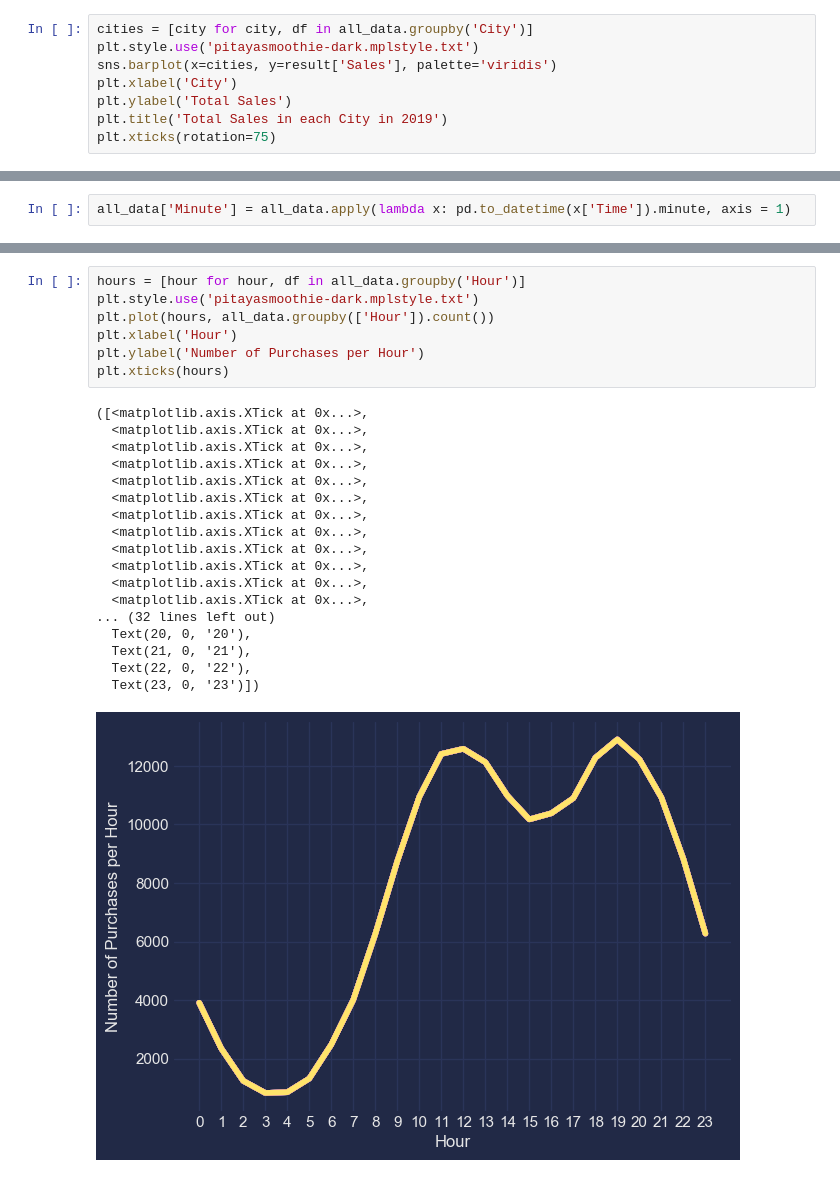
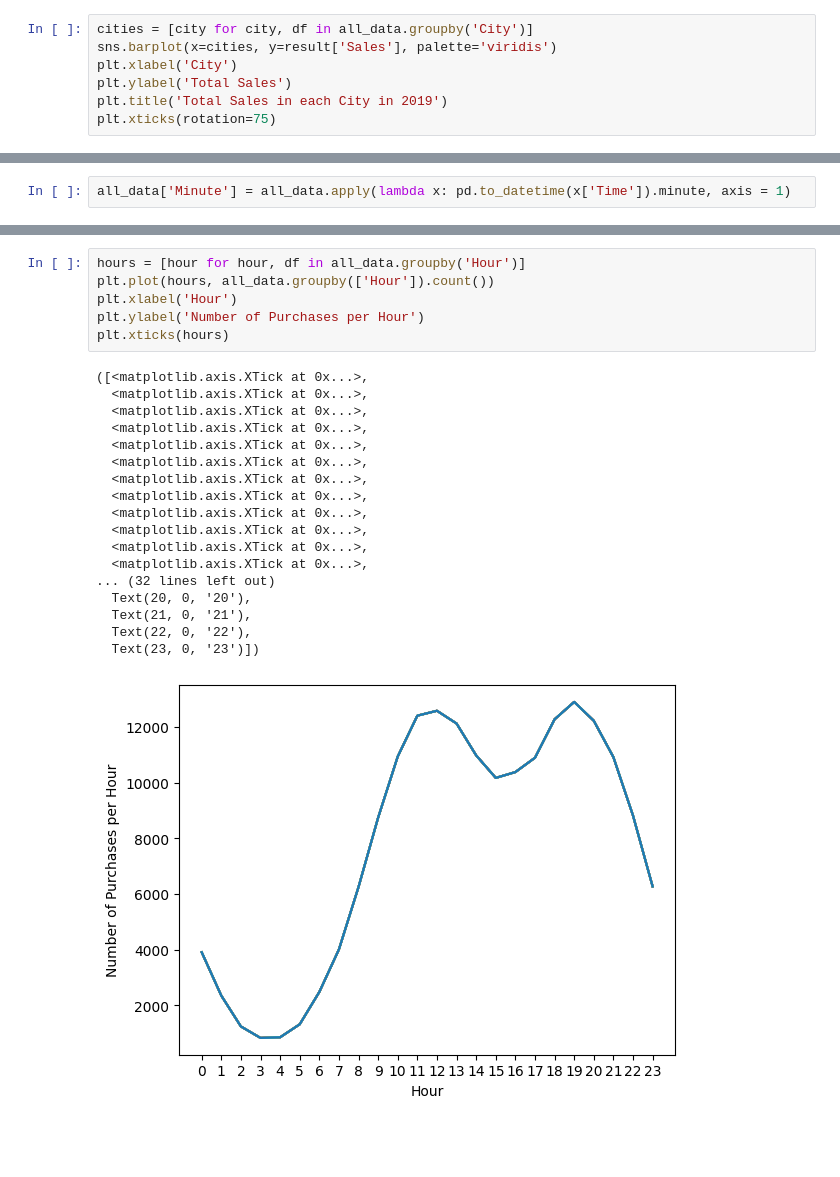
Before and after one commit to shrymhty/Sales-Analysis, a Jupyter notebook: analysis.ipynb, the cells around one changed output, grey strips where cells are left out. Cells and saved outputs as stored; diff of their text form; blank space fills up the shorter version.

```diff
--- a/analysis.ipynb
+++ b/analysis.ipynb
@@ -285,7 +285,6 @@ result
 | Seattle (WA) | 176563176568176588176612176624176... | Bose SoundSport HeadphonesLightni... | 16553.0 | 2733296.01 | 668 Center St, Seattle, WA 981014... | 04/02/1904/15/1904/02/1904/04/190... | 07:4612:1804:0019:4810:4419:3511:... | 104941 | 2747755.48 | ... |
 # %%
 cities = [city for city, df in all_data.groupby('City')]
-plt.style.use('pitayasmoothie-dark.mplstyle.txt')
 sns.barplot(x=cities, y=result['Sales'], palette='viridis')
 plt.xlabel('City')
 plt.ylabel('Total Sales')
@@ -418,27 +417,26 @@ all_data.head()
 | 5 | 176561 | Wired Headphones | 1.0 | 11.99 | 2019-04-30 | 09:27:00 | 4 | 11.99 | Los Angeles (CA) | CA | ... |
 # %%
 hours = [hour for hour, df in all_data.groupby('Hour')]
-plt.style.use('pitayasmoothie-dark.mplstyle.txt')
 plt.plot(hours, all_data.groupby(['Hour']).count())
 plt.xlabel('Hour')
 plt.ylabel('Number of Purchases per Hour')
 plt.xticks(hours)
 # %% [output]
 ([<matplotlib.axis.XTick at 0x...>,
   <matplotlib.axis.XTick at 0x...>,
   <matplotlib.axis.XTick at 0x...>,
   <matplotlib.axis.XTick at 0x...>,
   <matplotlib.axis.XTick at 0x...>,
   <matplotlib.axis.XTick at 0x...>,
   <matplotlib.axis.XTick at 0x...>,
   <matplotlib.axis.XTick at 0x...>,
   <matplotlib.axis.XTick at 0x...>,
   <matplotlib.axis.XTick at 0x...>,
   <matplotlib.axis.XTick at 0x...>,
   <matplotlib.axis.XTick at 0x...>,
 ... (32 lines left out)
   Text(20, 0, '20'),
   Text(21, 0, '21'),
   Text(22, 0, '22'),
   Text(23, 0, '23')])
-[figure, old version]
+[figure, new version]
```
Also changed, not shown: parts of 13 cells of this notebook.
